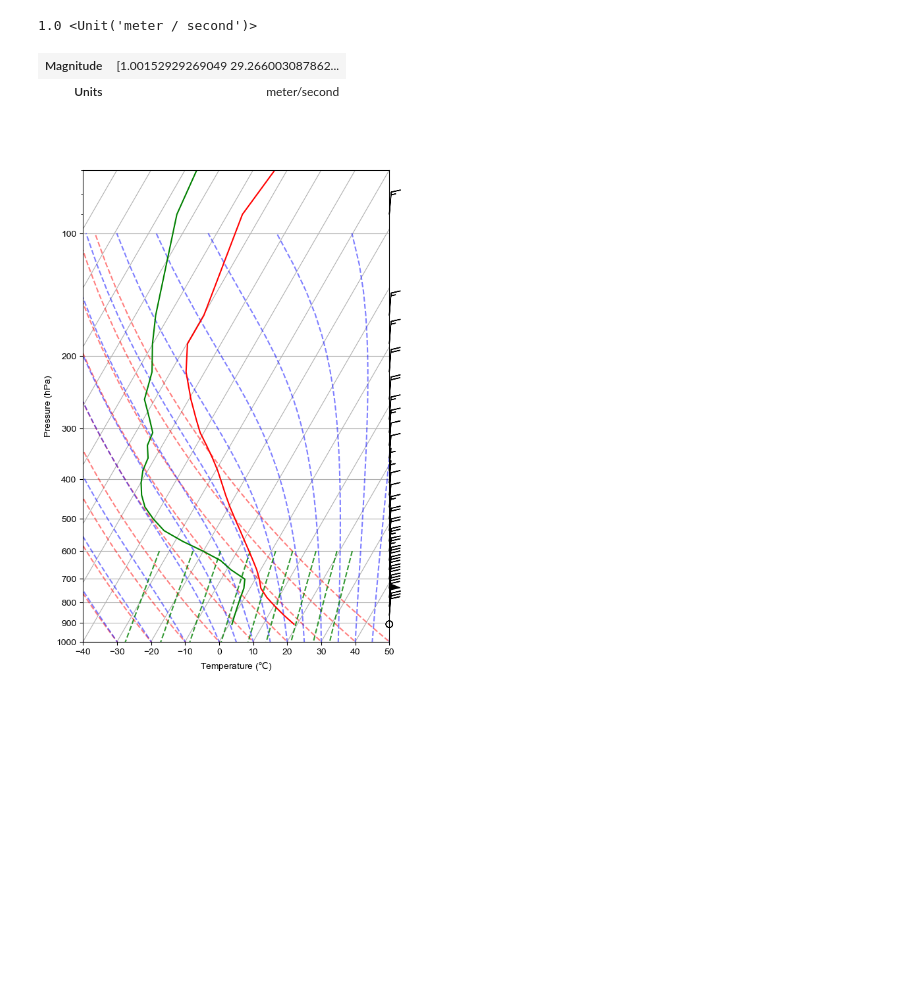
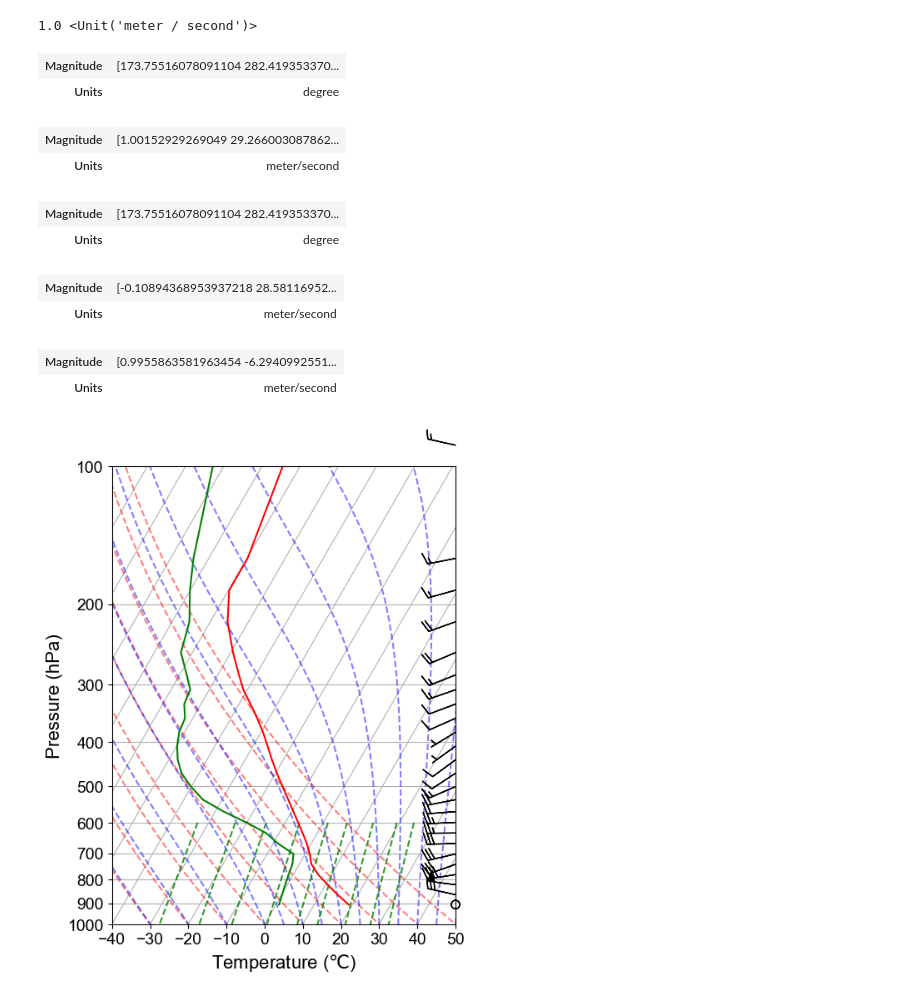
Before and after one commit to ywchen-tw/OCO2, a Jupyter notebook: analysis/atmosphere_skew_T.ipynb, the cells around one changed output. Cells and saved outputs as stored; diff of their text form; code cells hidden in the pictures; blank space fills up the shorter version.

```diff
--- a/analysis/atmosphere_skew_T.ipynb
+++ b/analysis/atmosphere_skew_T.ipynb
@@ -37,5 +38,5 @@ plt.rcParams['font.sans-serif'] = prop.get_name()
 import warnings
 warnings.filterwarnings("ignore")
 # %%
-f =  h5py.File('../simulation/data/20181018_central_asia_2_470cloud_test2_20181018/zpt.h5')
+f_zpt =  h5py.File('../simulation/data/20181018_central_asia_2_470cloud_test2_20181018/zpt.h5')
 # %%
@@ -75,47 +67,72 @@ from metpy.units import units
 units('m/s')
 # %% [output]
 1.0 <Unit('meter / second')>
+# %%
+dewT = np.array(mpcalc.dewpoint(f_zpt['h2o_vmr'][...]*f_zpt['p_lay'][...] * units.hPa)* units.K)
 # %%
-wind_dir = metpy.calc.wind_direction(f['u_lay'][...]*units('m/s'), f['v_lay'][...]*units('m/s'))
-wind_speed = metpy.calc.wind_speed(f['u_lay'][...]*units('m/s'), f['v_lay'][...]*units('m/s'))
+wind_dir = metpy.calc.wind_direction(f_zpt['u_lay'][...]*units('m/s'), f_zpt['v_lay'][...]*units('m/s'))
+wind_speed = metpy.calc.wind_speed(f_zpt['u_lay'][...]*units('m/s'), f_zpt['v_lay'][...]*units('m/s'))
+# %%
+wind_dir
+# %% [output]
+| Magnitude | [173.75516078091104 282.419353370... |
+| Units | degree |
 # %%
 wind_speed
 # %% [output]
 | Magnitude | [1.00152929269049 29.266003087862... |
 | Units | meter/second |
 # %%
-p = f['p_lay'][...] * units.hPa
-T = f['t_lay'][...] * units.K
+p = f_zpt['p_lay'][...] * units.hPa
+T = f_zpt['t_lay'][...] * units.K
 Td = dewT * units.K
 wind_speed = wind_speed# * units('m/s')
-wind_dir = wind_dir * units.degrees
+wind_dir = wind_dir# * units.degrees
 u, v = mpcalc.wind_components(wind_speed, wind_dir)
+# %%
+wind_dir
+# %% [output]
+| Magnitude | [173.75516078091104 282.419353370... |
+| Units | degree |
+# %%
+u
+# %% [output]
+| Magnitude | [-0.10894368953937218 28.58116952... |
+| Units | meter/second |
+# %%
+v
+# %% [output]
+| Magnitude | [0.9955863581963454 -6.2940992551... |
+| Units | meter/second |
 # %%
 f = plt.figure(figsize=(6, 10))
 f.tight_layout()
 
 
 
 skew = SkewT(fig=f, aspect=120)
 
 # Plot the data using normal plotting functions, in this case using
 # log scaling in Y, as dictated by the typical meteorological plot
 skew.plot(p, T, 'r')
 skew.plot(p, Td, 'g')
 skew.plot_barbs(p, u, v)
 
 # Set some better labels than the default
-skew.ax.set_xlabel('Temperature ($\N{DEGREE CELSIUS}$)')
-skew.ax.set_ylabel('Pressure (hPa)')
+skew.ax.set_xlabel('Temperature ($\N{DEGREE CELSIUS}$)', fontsize=16)
+skew.ax.set_ylabel('Pressure (hPa)', fontsize=16)
 
 # Add the relevant special lines
 skew.plot_dry_adiabats()
 skew.plot_moist_adiabats()
 skew.plot_mixing_lines()
 skew.ax.set_ylim(1000, 100)
 
+skew.ax.tick_params(axis='both', labelsize=14)
 
 f.savefig('atm_skew_T.png', dpi=150)
+f.tight_layout()
+f.savefig('transparentatm_skew_T.png', dpi=150, transparent=True)
 plt.show()
 # %% [output]
-[figure, old version]
+[figure, new version]
```
Also changed, not shown: parts of 8 cells of this notebook, 21 other files.
